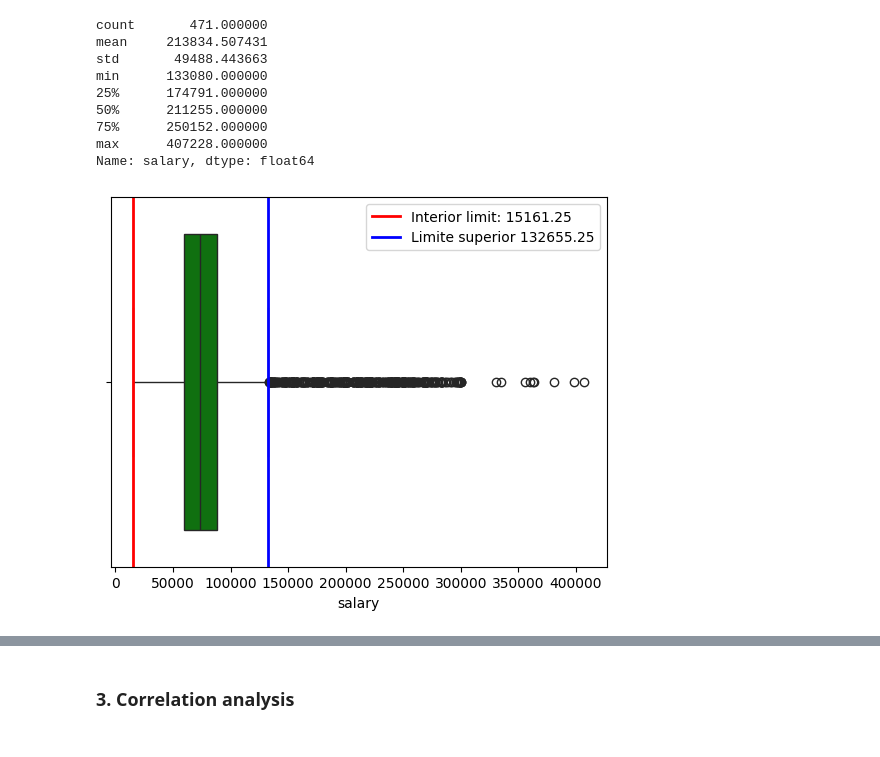
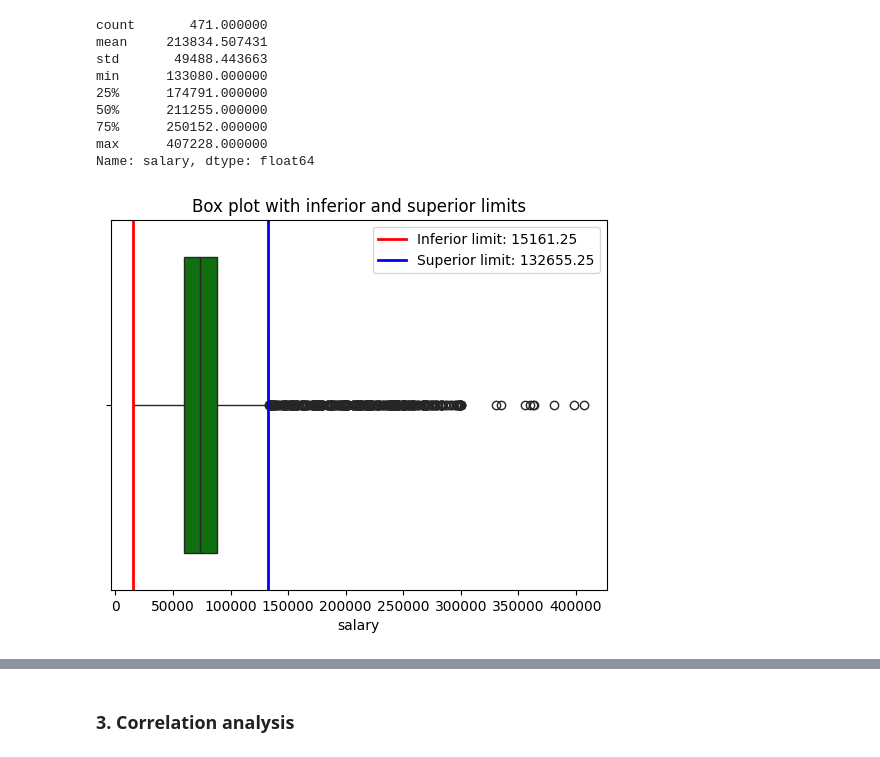
Before and after one commit to Adalab/bda-modulo-3-evaluacion-final-eva5ferrer, a Jupyter notebook: phase-2-statistical-analysis.ipynb, the cells around one changed output, grey strips where cells are left out. Cells and saved outputs as stored; diff of their text form; code cells hidden in the pictures.

```diff
--- a/phase-2-statistical-analysis.ipynb
+++ b/phase-2-statistical-analysis.ipynb
@@ -229,9 +246,9 @@ Name: salary, dtype: float64
 # %%
 sns.boxplot(data=df_customers, x = "salary", color="green")
 
-plt.axvline(round(salary_inferior_limit,2) , color = "red", linestyle = "-", linewidth = 2, label = f"Interior limit: {round(salary_inferior_limit,2)}")
-plt.axvline(round(salary_superior_limit,2), color = "blue", linestyle = "-", linewidth = 2, label = f"Limite superior {round(salary_superior_limit,2)}")
-
+plt.axvline(round(salary_inferior_limit,2) , color = "red", linestyle = "-", linewidth = 2, label = f"Inferior limit: {round(salary_inferior_limit,2)}")
+plt.axvline(round(salary_superior_limit,2), color = "blue", linestyle = "-", linewidth = 2, label = f"Superior limit: {round(salary_superior_limit,2)}")
+plt.title("Box plot with inferior and superior limits")
 plt.legend();
 # %% [output]
-[figure, old version]
+[figure, new version]
```
Also changed, not shown: parts of 49 cells of this notebook, 7 other files.
